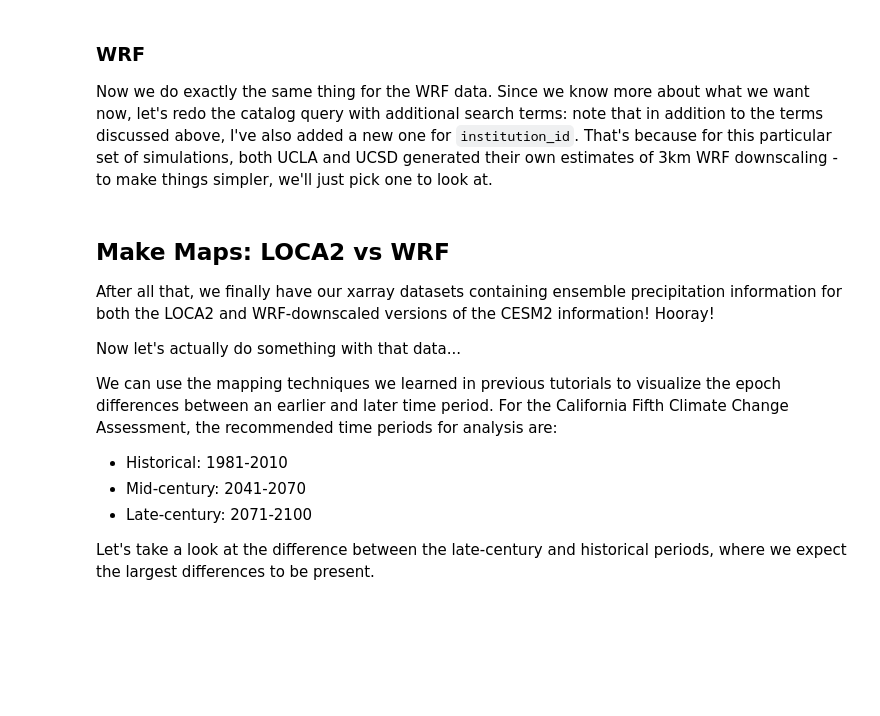
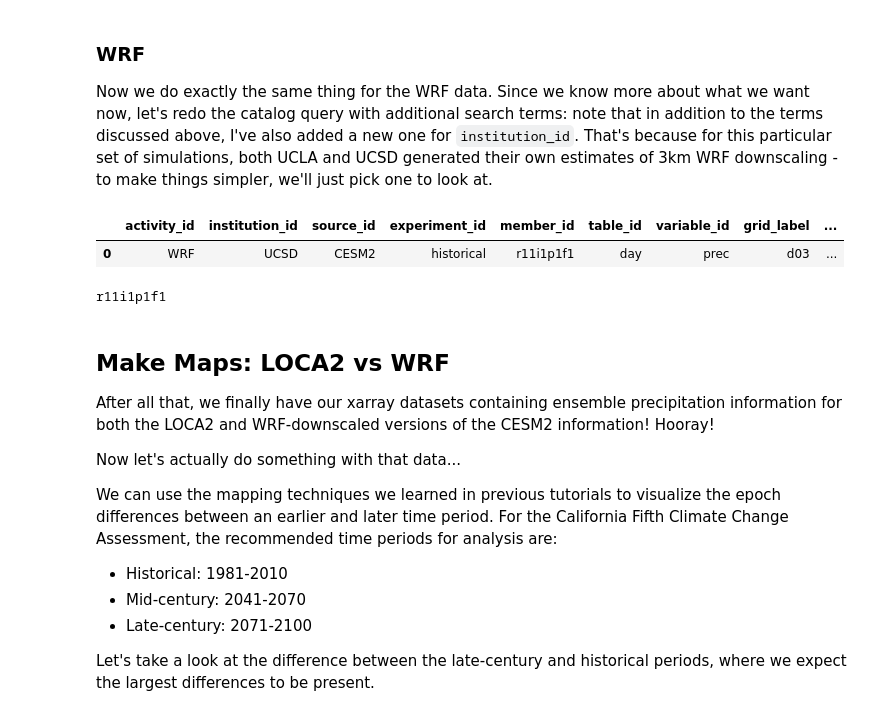
Before and after one commit to tommats00/Cal-Adapt-diagnostics, a Jupyter notebook: CodeAlong 1. Mapping Downscaled Products.ipynb, the cells around one changed output. Cells and saved outputs as stored; diff of their text form; code cells hidden in the pictures; blank space fills up the shorter version.

```diff
--- a/CodeAlong 1. Mapping Downscaled Products.ipynb
+++ b/CodeAlong 1. Mapping Downscaled Products.ipynb
@@ -306,43 +550,73 @@ First, let's go through the process for the LOCA2 information!
 Now we do exactly the same thing for the WRF data. Since we know more about what we want now, let's redo the catalog query with additional search terms: note that in addition to the terms discussed above, I've also added a new one for `institution_id`. That's because for this particular set of simulations, both UCLA and UCSD generated their own estimates of 3km WRF downscaling - to make things simpler, we'll just pick one to look at.
 # %%
 # Reset search fields
+activity_id = ["WRF"]
+table_id = ["day"]
 
 # Source ID: CESM2
+source_id = ["CESM2"]
 
 # Precipitation variable from WRF
+variable_id = ["prec"]
 
 # Domain/downscaling level: 3km (d03)
+grid_label = ["d03"]
 
 # Institution ID
+institution_id = ['UCSD']
 
 # New query
 # Historical
-
+wrf_hist_res = catalog.search(activity_id=activity_id, experiment_id="historical", source_id = source_id,
+                     table_id=table_id, variable_id=variable_id, grid_label=grid_label, institution_id=institution_id)
 # SSP370
+wrf_ssp_res = catalog.search(activity_id=activity_id, experiment_id="ssp370", source_id = source_id,
+                     table_id=table_id, variable_id=variable_id, grid_label=grid_label, institution_id=institution_id)
 # %%
 # Save data frame
+cesm2_wrf_histdf = wrf_hist_res.df
+cesm2_wrf_sspdf = wrf_ssp_res.df
+
+display(cesm2_wrf_histdf)
+# %% [output]
+|  | activity_id | institution_id | source_id | experiment_id | member_id | table_id | variable_id | grid_label | ... |
+| 0 | WRF | UCSD | CESM2 | historical | r11i1p1f1 | day | prec | d03 | ... |
 # %%
 # Define an empty list
+cesm2_wrf_data = []
 
 # Loop over all common ensemble members
+for mem in cesm2_wrf_histdf.member_id:
+    print(mem)
 
     # True/False array showing whether or not the member_id matches our member of interest
-
+    hist_mask = cesm2_wrf_histdf['member_id'] == mem
     # extract (first) location where the mask is True
+    hist_loc = cesm2_wrf_histdf['member_id'][hist_mask].index[0]
 
     # Do the same thing for the SSP ensemble
+    ssp_mask = cesm2_wrf_sspdf['member_id'] == mem
+    ssp_loc = cesm2_wrf_sspdf['member_id'][ssp_mask].index[0]
 
     # Store HISTORICAL data as xarray
+    hist_data = xr.open_zarr(cesm2_wrf_histdf['path'][hist_loc], storage_options={'anon': True})
 
     # Store SSP3-7.0 data as xarray
+    ssp_data = xr.open_zarr(cesm2_wrf_sspdf['path'][ssp_loc], storage_options={'anon': True})
 
     # Concatenate historical, SSP information
+    temp_data = xr.concat([hist_data, ssp_data], dim="time")
 
     # Add to list
+    cesm2_wrf_data.append(temp_data)
 
 # Concatenate the list into a single xarray object
+cesm2_wrf_data = xr.concat(cesm2_wrf_data, dim="member")
 
 # Store the actual member information as values of the new dimension
+cesm2_wrf_data = cesm2_wrf_data.assign_coords(member=("member", cesm2_wrf_histdf.member_id))
+# %% [output]
+r11i1p1f1
 # %% [markdown]
 <a id='maps'></a>
 ## **Make Maps: LOCA2 vs WRF**
```
Also changed, not shown: parts of 16 cells of this notebook, 1 other file.
